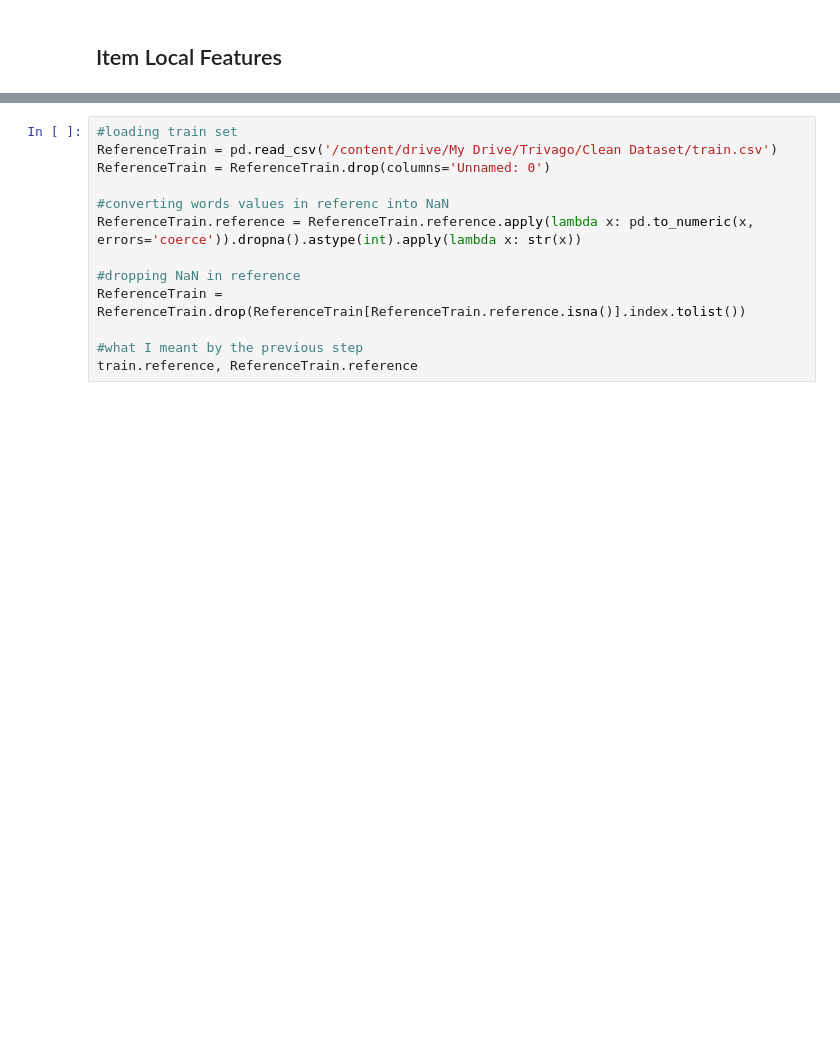
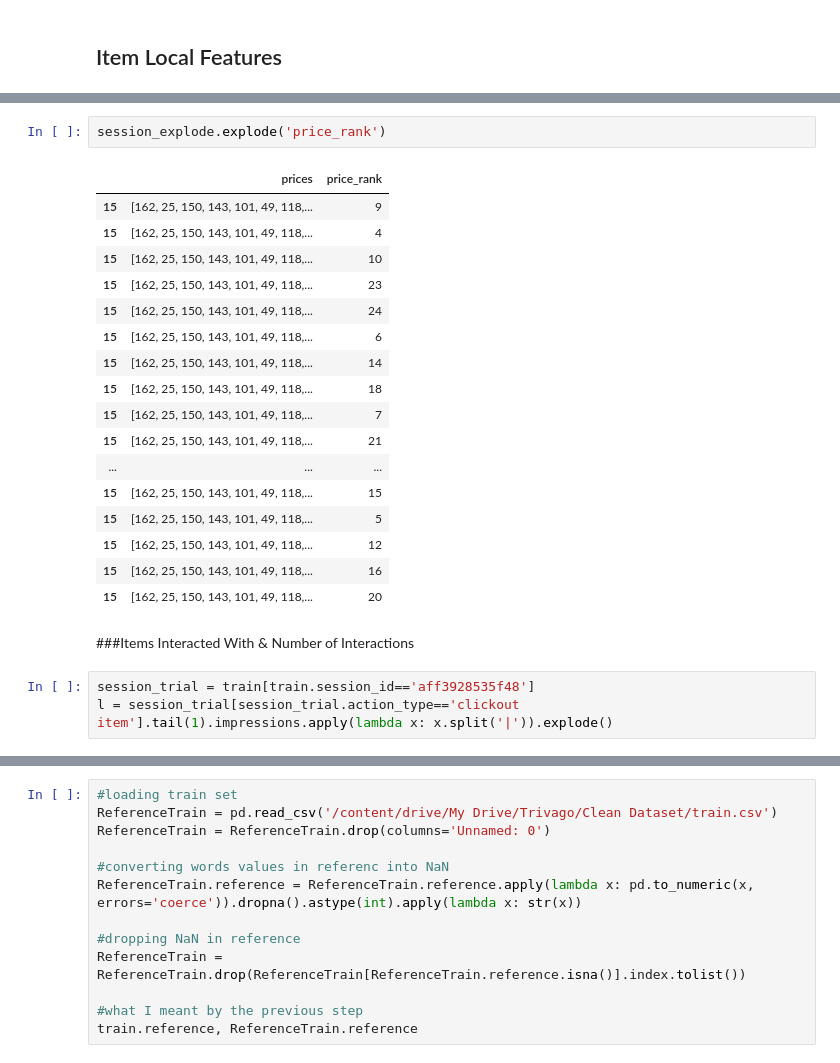
Before and after one commit to ZeyadSabbah/TrivagoRecommenderSystem, a Jupyter notebook: TrivagoFeatureEngineering.ipynb, the cells around one changed output, grey strips where cells are left out. Saved outputs shown, nothing was run; the diff lists cells and outputs as text; blank space fills up the shorter version.

```diff
--- a/TrivagoFeatureEngineering.ipynb
+++ b/TrivagoFeatureEngineering.ipynb
@@ -441,0 +557,25 @@ Unless similarity between items from properties, properties feature should be dr
+# %%
+session_explode.explode('price_rank')
+# %% [output]
+|  | prices | price_rank |
+| 15 | [162, 25, 150, 143, 101, 49, 118,... | 9 |
+| 15 | [162, 25, 150, 143, 101, 49, 118,... | 4 |
+| 15 | [162, 25, 150, 143, 101, 49, 118,... | 10 |
+| 15 | [162, 25, 150, 143, 101, 49, 118,... | 23 |
+| 15 | [162, 25, 150, 143, 101, 49, 118,... | 24 |
+| 15 | [162, 25, 150, 143, 101, 49, 118,... | 6 |
+| 15 | [162, 25, 150, 143, 101, 49, 118,... | 14 |
+| 15 | [162, 25, 150, 143, 101, 49, 118,... | 18 |
+| 15 | [162, 25, 150, 143, 101, 49, 118,... | 7 |
+| 15 | [162, 25, 150, 143, 101, 49, 118,... | 21 |
+| ... | ... | ... |
+| 15 | [162, 25, 150, 143, 101, 49, 118,... | 15 |
+| 15 | [162, 25, 150, 143, 101, 49, 118,... | 5 |
+| 15 | [162, 25, 150, 143, 101, 49, 118,... | 12 |
+| 15 | [162, 25, 150, 143, 101, 49, 118,... | 16 |
+| 15 | [162, 25, 150, 143, 101, 49, 118,... | 20 |
+# %% [markdown]
+###Items Interacted With & Number of Interactions
+# %%
+session_trial = train[train.session_id=='aff3928535f48']
+l = session_trial[session_trial.action_type=='clickout item'].tail(1).impressions.apply(lambda x: x.split('|')).explode()
```
Also changed, not shown: parts of 16 cells of this notebook.
